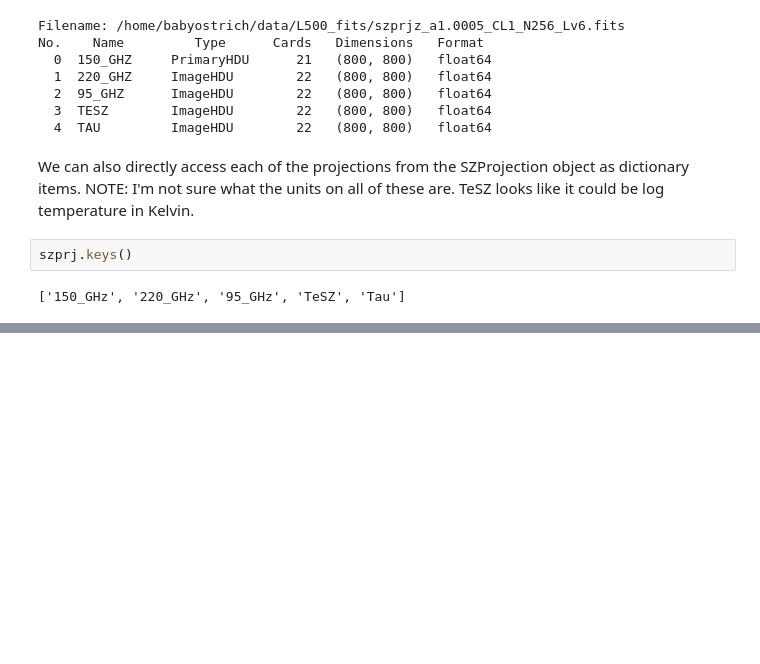
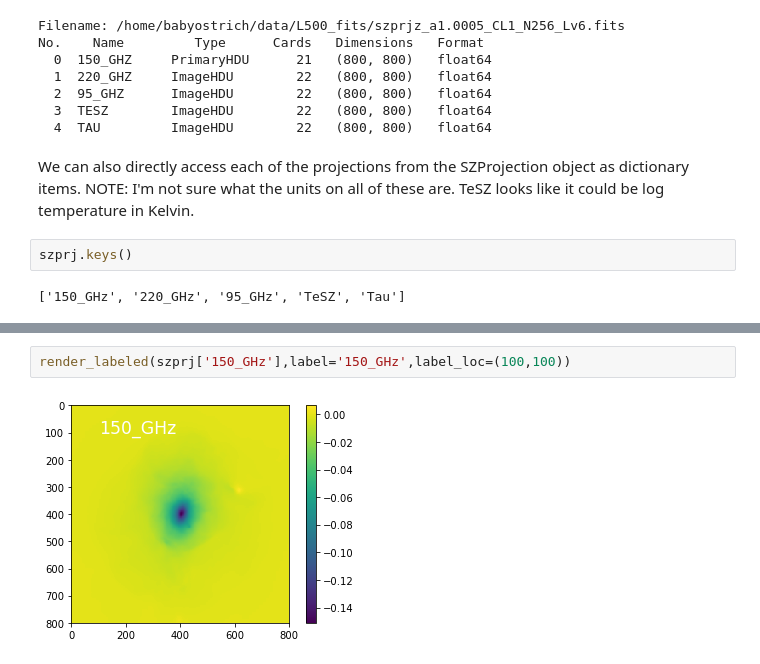
Before and after one commit to cavestruz/SZmaps, a Jupyter notebook: notebooks/SZProjectionFromYT.ipynb, the cells around one changed output, grey strips where cells are left out. Saved outputs shown, nothing was run; the diff lists cells and outputs as text; blank space fills up the shorter version.

```diff
--- a/notebooks/SZProjectionFromYT.ipynb
+++ b/notebooks/SZProjectionFromYT.ipynb
@@ -120,0 +111,4 @@ render_szproj('Tau')
+# %%
+render_labeled(szprj['150_GHz'],label='150_GHz',label_loc=(100,100))
+# %% [output]
+[figure, added]
```
Also changed, not shown: parts of 15 cells of this notebook.
